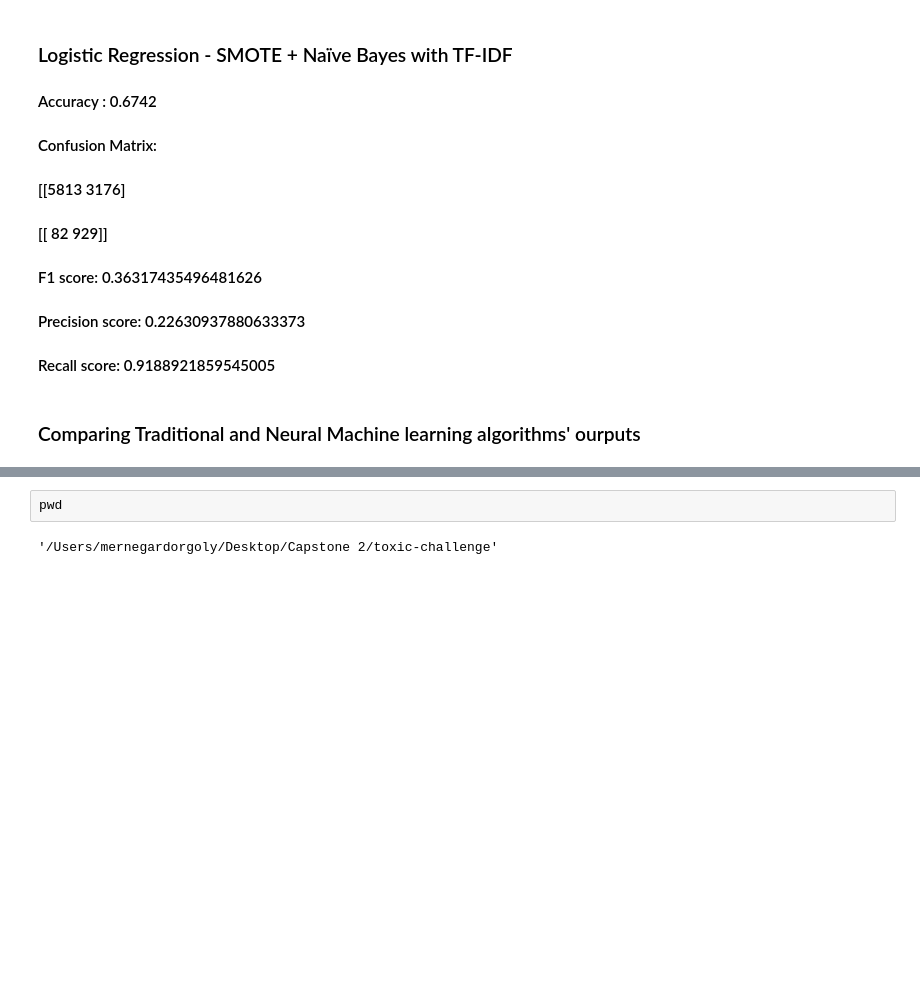
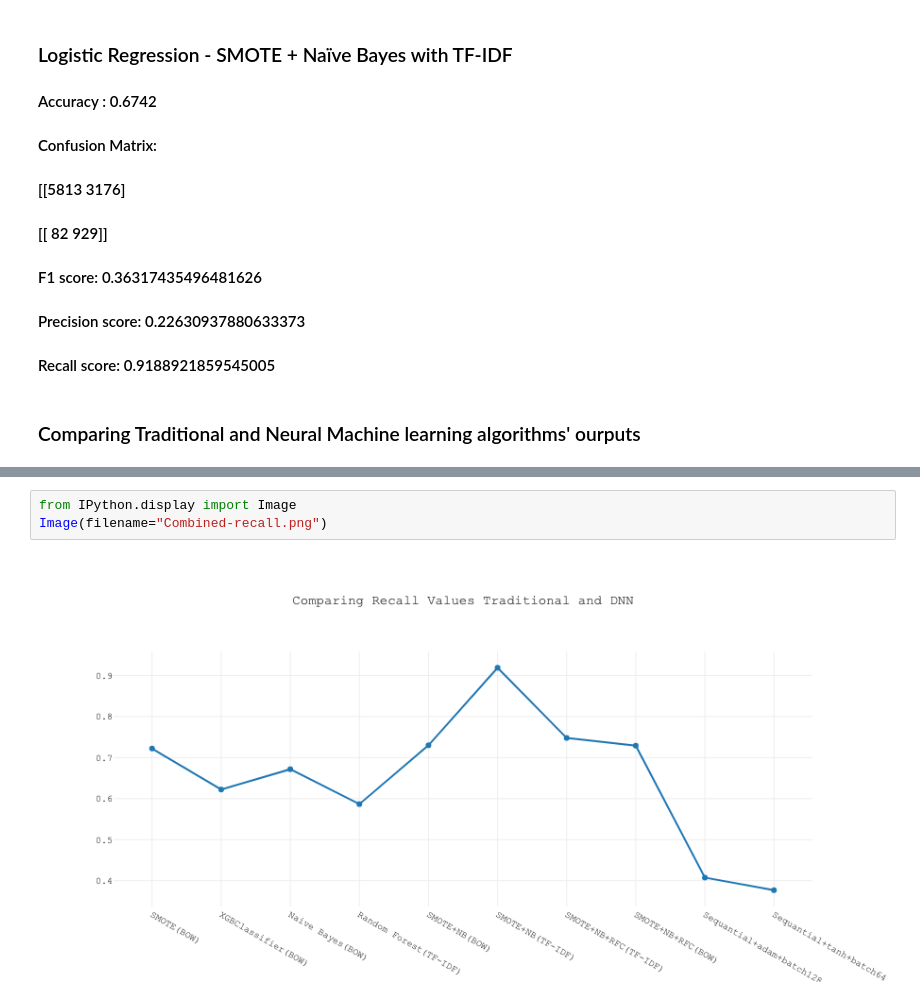
Before and after one commit to Mernegar/Toxic-Comment, a Jupyter notebook: Traditional Machine Learning/Traditional Machine Learning.ipynb, the cells around one changed output, grey strips where cells are left out. Cells and saved outputs as stored; diff of their text form; blank space fills up the shorter version.

```diff
--- a/Traditional Machine Learning/Traditional Machine Learning.ipynb
+++ b/Traditional Machine Learning/Traditional Machine Learning.ipynb
@@ -939,7 +949,8 @@ py.iplot(fig , filename='basic-bar')
 # %% [output]
 Consider using IPython.display.IFrame instead
 [interactive output not drawn]
-# %%
-pwd
-# %% [output]
-'/Users/mernegardorgoly/Desktop/Capstone 2/toxic-challenge'
+# %%
+from IPython.display import Image
+Image(filename="Combined-recall.png")
+# %% [output]
+[figure, added]
```
Also changed, not shown: parts of 2 cells of this notebook.
